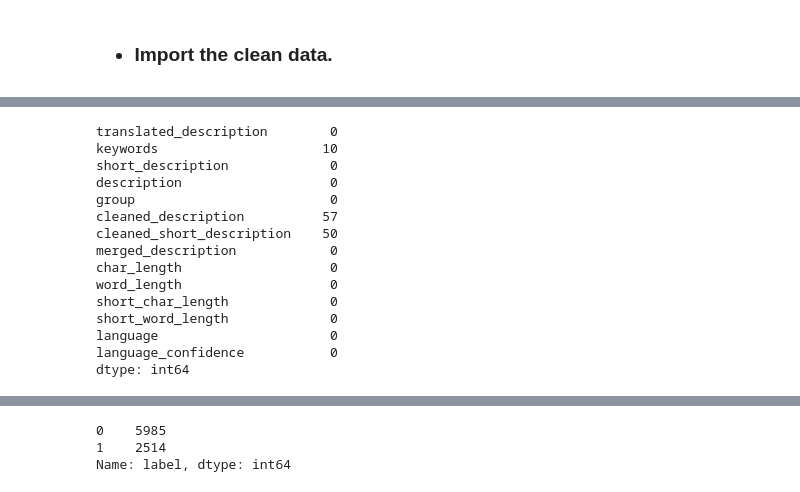
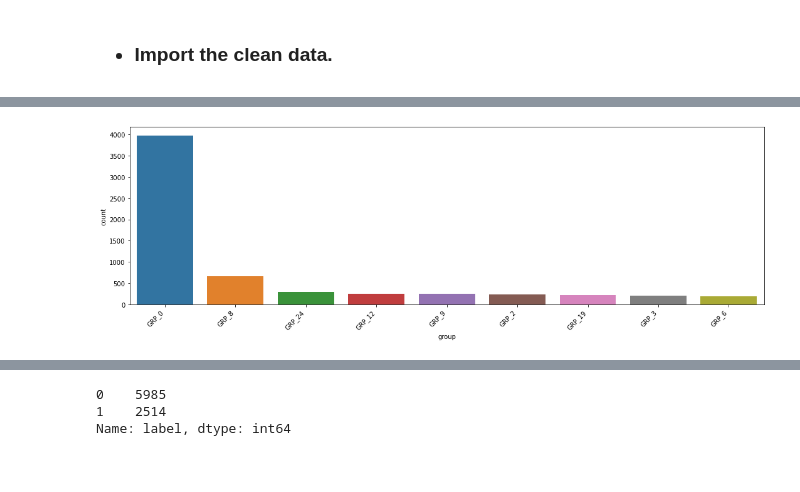
Before and after one commit to GreatLearning-NLP-Capstone-Group-9/Automatic-Ticket-Classification, a Jupyter notebook: notebooks/L12-L3 DL Models.ipynb, the cells around one changed output, grey strips where cells are left out. Cells and saved outputs as stored; diff of their text form; code cells hidden in the pictures.

```diff
--- a/notebooks/L12-L3 DL Models.ipynb
+++ b/notebooks/L12-L3 DL Models.ipynb
@@ -56,18 +50,0 @@ dataset.sample(10)
-# %%
-dataset.isna().sum()
-# %% [output]
-translated_description        0
-keywords                     10
-short_description             0
-description                   0
-group                         0
-cleaned_description          57
-cleaned_short_description    50
-merged_description            0
-char_length                   0
-word_length                   0
-short_char_length             0
-short_word_length             0
-language                      0
-language_confidence           0
-dtype: int64
@@ -86,0 +51,10 @@ L3 = ['GRP_1', 'GRP_4', 'GRP_5', 'GRP_7', 'GRP_10', 'GRP_11',  'GRP_13', 'GRP_14
+# %%
+descending_order = dataset['group'].value_counts().sort_values(ascending=False).head(9).index
+plt.subplots(figsize=(15,5))
+ax=sns.countplot(x='group', data=dataset,order=descending_order)
+ax.set_xticklabels(ax.get_xticklabels(), rotation=90, ha="right")
+plt.xticks(rotation=45)
+plt.tight_layout()
+plt.show()
+# %% [output]
+[figure, added]
```
Also changed, not shown: parts of 3 cells of this notebook, 27 other files.
